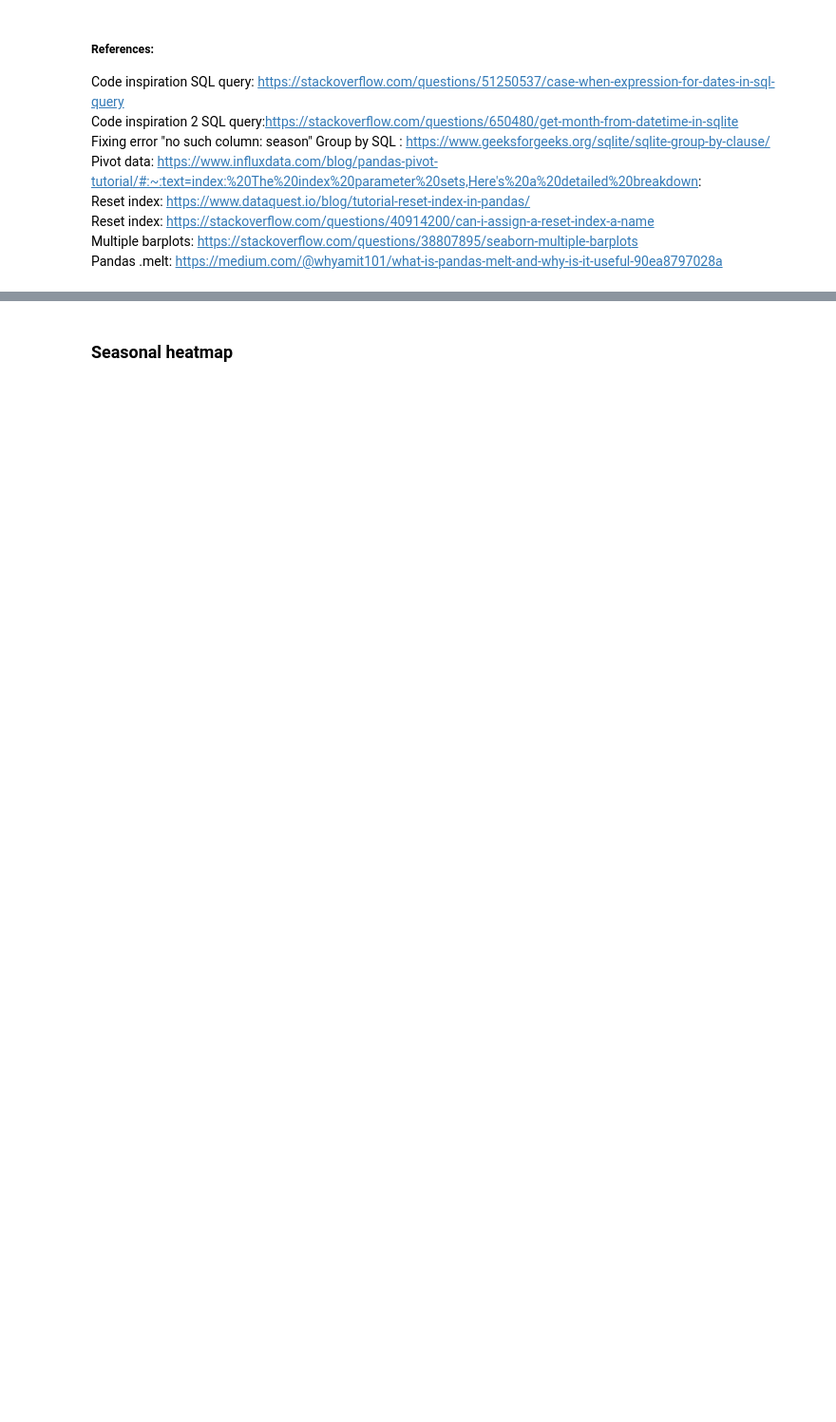
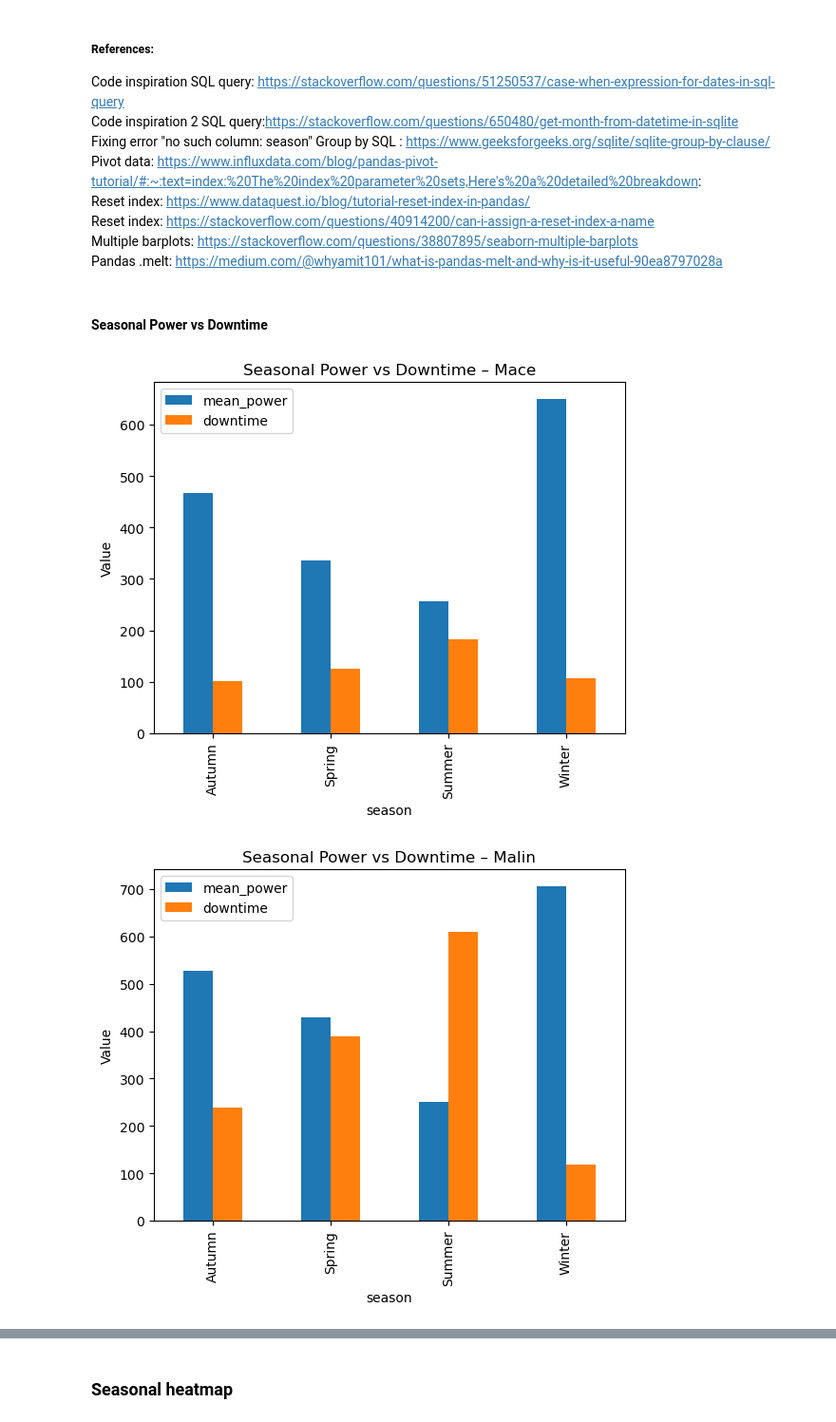
Before and after one commit to vanelyraa/programming-for-data-analytics, a Jupyter notebook: project/project.ipynb, the cells around one changed output, grey strips where cells are left out. Shown at 95% size. Cells and saved outputs as stored; diff of their text form; code cells hidden in the pictures; blank space fills up the shorter version.

Commit message:
Seasonal power vs downtime and other analysis

```diff
--- a/project/project.ipynb
+++ b/project/project.ipynb
@@ -750,3 +724,37 @@ Reset index: https://www.dataquest.io/blog/tutorial-reset-index-in-pandas/
 Reset index: https://stackoverflow.com/questions/40914200/can-i-assign-a-reset-index-a-name
 Multiple barplots: https://stackoverflow.com/questions/38807895/seaborn-multiple-barplots
 Pandas .melt: https://medium.com/@whyamit101/what-is-pandas-melt-and-why-is-it-useful-90ea8797028a
+# %% [markdown]
+#### Seasonal Power vs Downtime
+# %%
+for i in range(len(all_stations)):
+    station = all_stations[i]
+    label = labels[i]
+    table_name = f"{station}_data"
+
+    query7 = f"""
+    SELECT
+        CASE
+            WHEN strftime('%m', date) IN ('12','01','02') THEN 'Winter'
+            WHEN strftime('%m', date) IN ('03','04','05') THEN 'Spring'
+            WHEN strftime('%m', date) IN ('06','07','08') THEN 'Summer'
+            ELSE 'Autumn'
+        END AS season,
+        AVG(wind_power) AS mean_power,
+        SUM(CASE
+            WHEN ms_wdsp < 3 OR ms_wdsp > 25 THEN 1
+            ELSE 0
+        END) AS downtime
+    FROM {table_name}
+    GROUP BY season
+    """
+
+    pwr_downt = pd.read_sql(query7, conn)
+
+    pwr_downt.set_index("season").plot(kind="bar")
+    plt.title(f"Seasonal Power vs Downtime – {label}")
+    plt.ylabel("Value")
+    plt.show()
+# %% [output]
+[figure, added]
+[figure, added]
```
Also changed, not shown: parts of 20 cells of this notebook.
